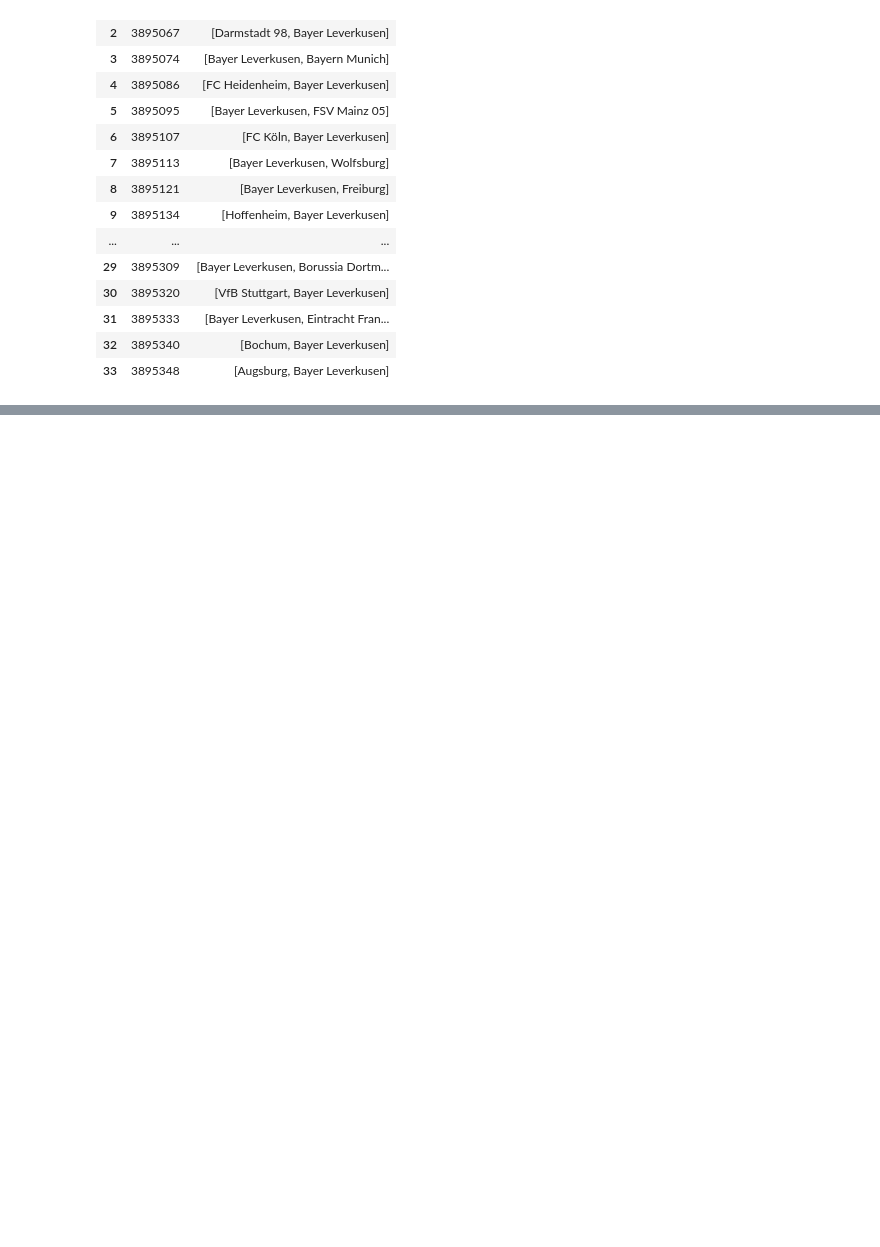
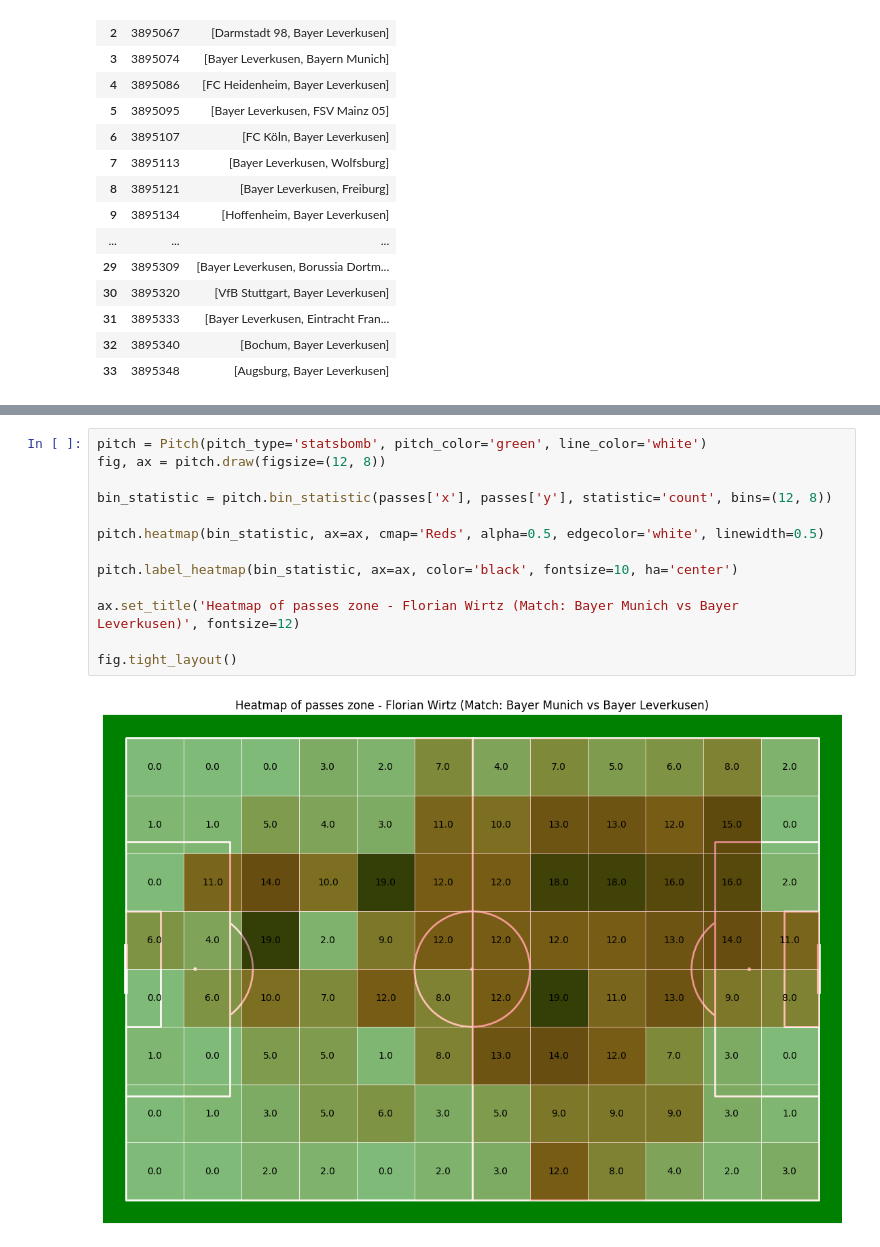
Before and after one commit to josehenriqueroveda/leverkusen-2324, a Jupyter notebook: src/lab.ipynb, the cells around one changed output, grey strips where cells are left out. Drawn from its saved outputs; the diff is of its cells as text; blank space fills up the shorter version.

```diff
--- a/src/lab.ipynb
+++ b/src/lab.ipynb
@@ -67,0 +88,15 @@ fig.tight_layout()
+# %%
+pitch = Pitch(pitch_type='statsbomb', pitch_color='green', line_color='white')
+fig, ax = pitch.draw(figsize=(12, 8))
+
+bin_statistic = pitch.bin_statistic(passes['x'], passes['y'], statistic='count', bins=(12, 8))
+
+pitch.heatmap(bin_statistic, ax=ax, cmap='Reds', alpha=0.5, edgecolor='white', linewidth=0.5)
+
+pitch.label_heatmap(bin_statistic, ax=ax, color='black', fontsize=10, ha='center')
+
+ax.set_title('Heatmap of passes zone - Florian Wirtz (Match: Bayer Munich vs Bayer Leverkusen)', fontsize=12)
+
+fig.tight_layout()
+# %% [output]
+[figure, added]
```
Also changed, not shown: parts of 12 cells of this notebook.
